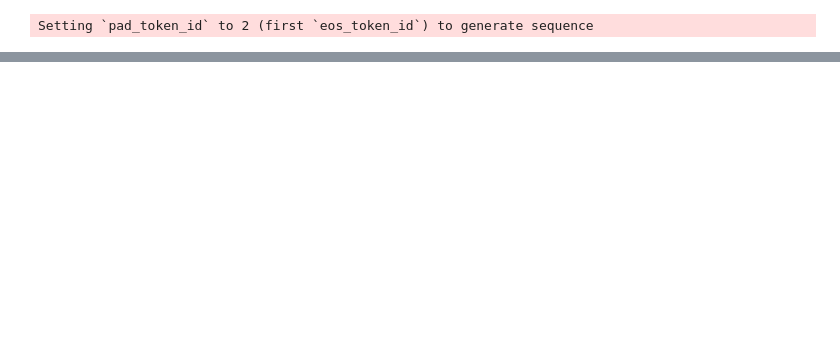
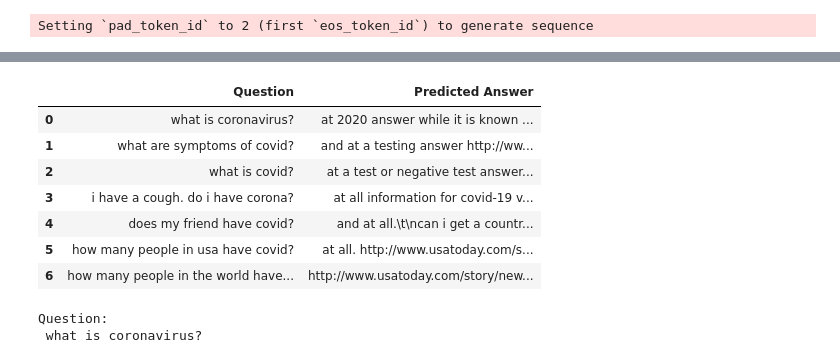
Before and after one commit to suhaillala/COVID_QA_Project, a Jupyter notebook: checkpoints/GPT_2_On_CovidDataset.ipynb, the cells around one changed output, grey strips where cells are left out. Drawn from its saved outputs; the diff is of its cells as text; code cells hidden in the pictures; blank space fills up the shorter version.

```diff
--- a/GPT_21.ipynb
+++ b/checkpoints/GPT_2_On_CovidDataset.ipynb
@@ -71,17 +71,15 @@ print(string_tokenized)
 [28, 277, 3115, 78, 4194, 51, 3223, 6398, 80, 1281, 55, 3000, 530, 84, 78, 6, 7985, 897, 183, 51, 2103, 530, 740, 84, 223, 6, 192, 762, 7, 75, 91, 119, 598, 80, 1898, 55, 8432, 183, 55, 1761, 5, 20784 ...
 # %%
 examples = []
-block_size = 100
+block_size = 128
 BATCH_SIZE = 12
 BUFFER_SIZE = 1000
 for i in range(0, len(string_tokenized) - block_size + 1, block_size):
   examples.append(string_tokenized[i:i + block_size])
-#print(examples)
 inputs, labels = [], []
 for ex in examples:
   inputs.append(ex[:-1])
   labels.append(ex[1:])
-  #print(labels)
 dataset = tf.data.Dataset.from_tensor_slices((inputs, labels))
 dataset = dataset.shuffle(BUFFER_SIZE).batch(BATCH_SIZE, drop_remainder=True)
 # %%
@@ -114,5 +153,5 @@ Epoch 1/50
 # %%
-text = "i am interested in creating a web tool to predict the absolute risk of in-hospital death from a published risk model of covid-19 patients. is it possible to estimate the intercept from the significant, multivariable model coefficients published table 3 at http://doi.org/10.1016/s0140-6736 20 30566-3 answer "
+text = "How long is the incubation period for COVID-19?"
 # encoding the input text
 input_ids = tokenizer.encode(text, return_tensors='tf')
 # getting out output
@@ -120,7 +159,7 @@ beam_output = model.generate(
   input_ids,
   max_length = 500,
   num_beams = 5,
-  temperature = 0.7,
+  temperature = 1,
   no_repeat_ngram_size=2,
   num_return_sequences=5
 )
@@ -134,4 +173,4 @@ how likely likely many other hand washing your local health system, i could be m
 # %%
 predicted_ans = tokenizer.decode(beam_output[0])
-start = predicted_ans.find('answer')
-predicted_ans= predicted_ans[start+8:]
+start = predicted_ans.find(',')
+predicted_ans= predicted_ans[start+1:]
@@ -151,0 +225,27 @@ bleu_score
+# %%
+# Testing with custom test set
+docs_new = ['what is coronavirus?',
+            'what are symptoms of covid?',
+            'what is covid?',
+            'i have a cough. do i have corona?',
+            'does my friend have covid?',
+            'how many people in usa have covid?',
+            'how many people in the world have covid19?']
+
+
+predicted=[]
+for q in docs_new:
+  # encoding the input text
+    input_ids = tokenizer.encode(q, return_tensors='tf')
+  # getting out output
+    beam_output = model.generate(input_ids,
+    max_length = 250,
+    num_beams = 5,
+    temperature = 1,
+    no_repeat_ngram_size=2,
+    num_return_sequences=5
+    )
+    predicted_ans = tokenizer.decode(beam_output[0])
+    start = predicted_ans.find('<unk>')
+    predicted_answer= predicted_ans[start+6 :]
+    predicted.append(predicted_answer)
@@ -151,0 +260,18 @@ bleu_score
+# %%
+# View results
+results = pd.DataFrame(data = {'Question': docs_new, 'Predicted Answer': predicted})
+results.head(10)
+# %% [output]
+|  | Question | Predicted Answer |
+| 0 | what is coronavirus? | at 2020 answer while it is known ... |
+| 1 | what are symptoms of covid? | and at a testing answer http://ww... |
+| 2 | what is covid? | at a test or negative test answer... |
+| 3 | i have a cough. do i have corona? | at all information for covid-19 v... |
+| 4 | does my friend have covid? | and at all.\t\ncan i get a countr... |
+| 5 | how many people in usa have covid? | at all. http://www.usatoday.com/s... |
+| 6 | how many people in the world have... | http://www.usatoday.com/story/new... |
+# %%
+print("Question:\n", docs_new[0])
+# %% [output]
+Question:
+ what is coronavirus?
```
Also changed, not shown: parts of 18 cells of this notebook, 25 other files.
